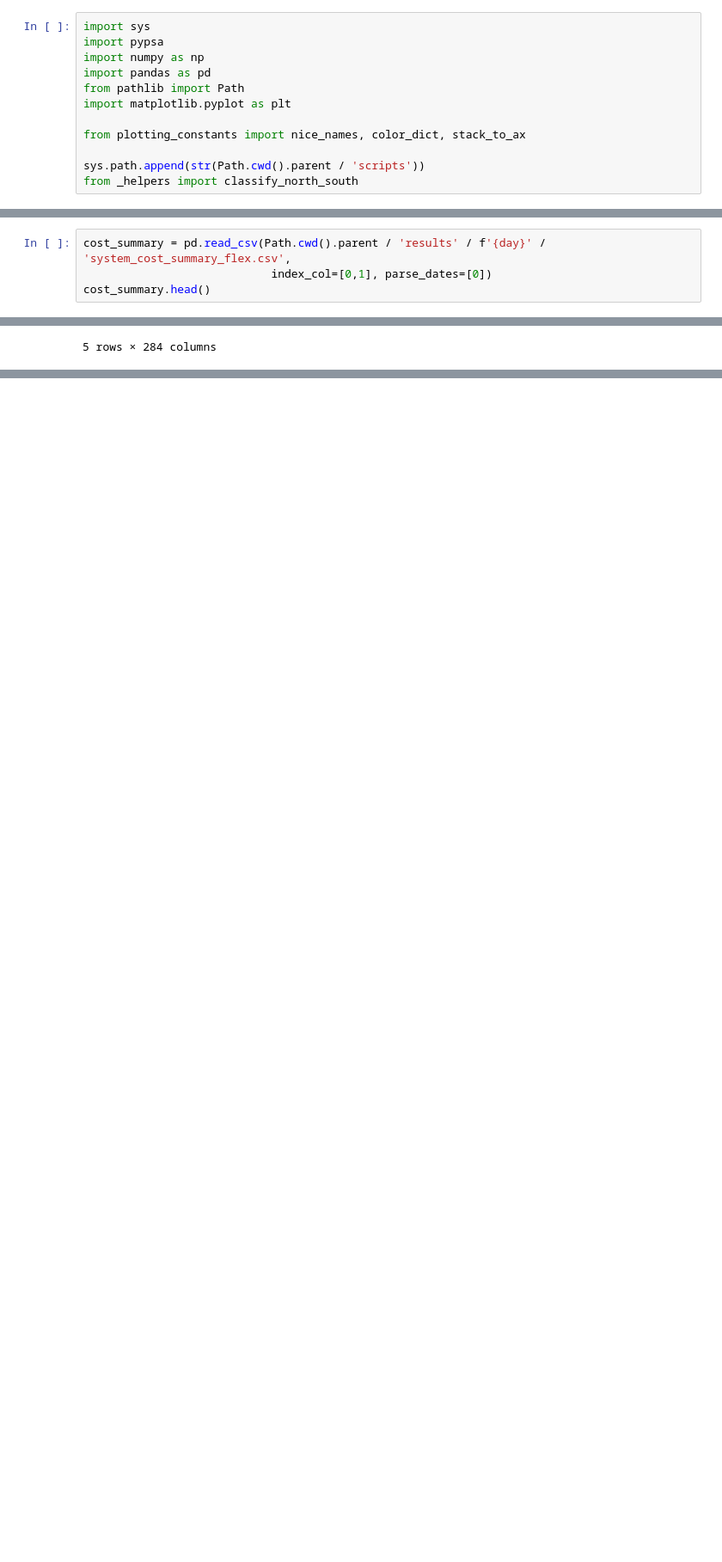
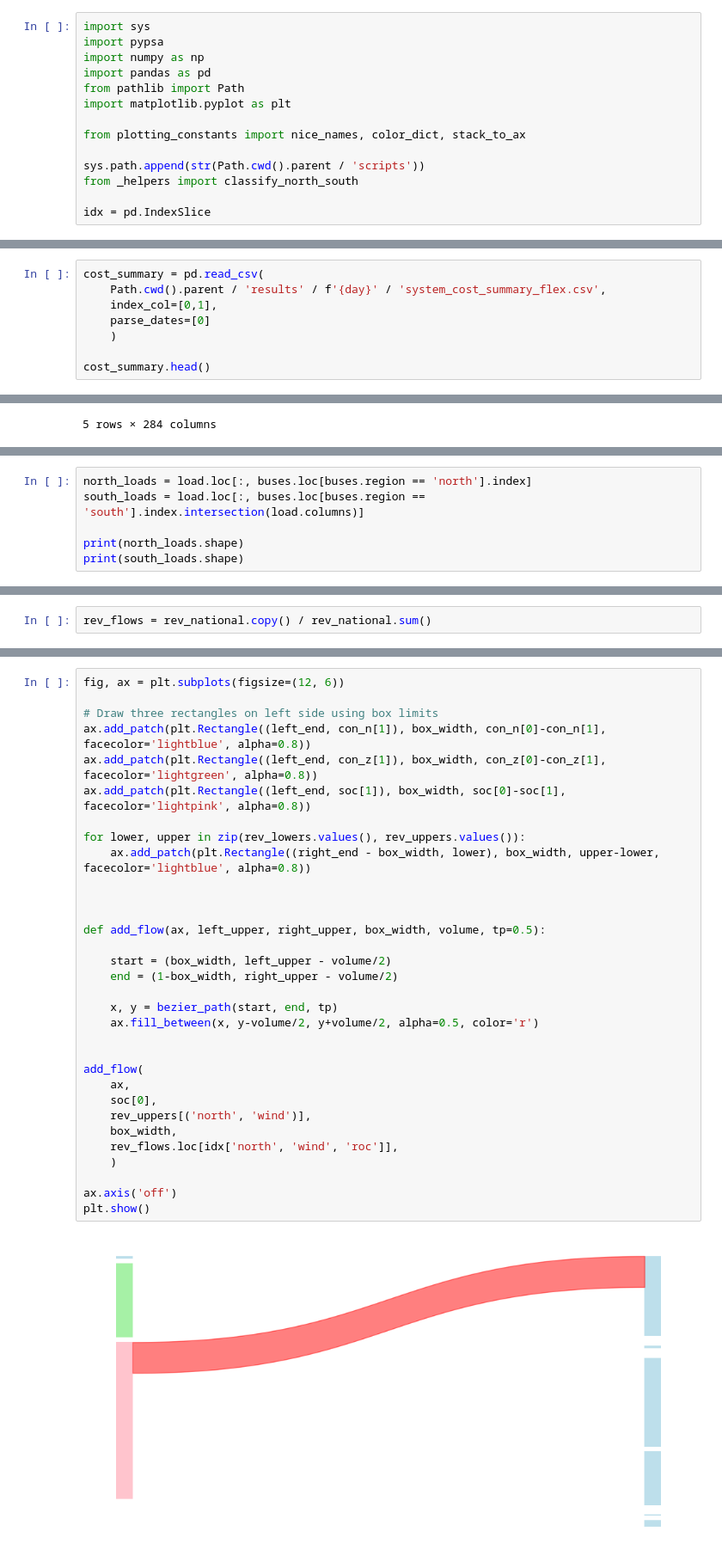
Before and after one commit to LukasFrankenQ/GBPower, a Jupyter notebook: notebooks/money_flow.ipynb, the cells around one changed output, grey strips where cells are left out. Shown at 86% size. Drawn from its saved outputs; the diff is of its cells as text; blank space fills up the shorter version.

```diff
--- a/notebooks/money_flow.ipynb
+++ b/notebooks/money_flow.ipynb
@@ -73,3 +42,5 @@ from plotting_constants import nice_names, color_dict, stack_to_ax
 
 sys.path.append(str(Path.cwd().parent / 'scripts'))
 from _helpers import classify_north_south
+
+idx = pd.IndexSlice
@@ -81,6 +65,10 @@ day = '2024-03-22'
 # %%
-cost_summary = pd.read_csv(Path.cwd().parent / 'results' / f'{day}' / 'system_cost_summary_flex.csv',
-                            index_col=[0,1], parse_dates=[0])
+cost_summary = pd.read_csv(
+    Path.cwd().parent / 'results' / f'{day}' / 'system_cost_summary_flex.csv',
+    index_col=[0,1],
+    parse_dates=[0]
+    )
+
 cost_summary.head()
 # %% [output]
 |  |  | nodal | zonal | national |
@@ -197,0 +129,6 @@ dtype: float64
+# %%
+north_loads = load.loc[:, buses.loc[buses.region == 'north'].index]
+south_loads = load.loc[:, buses.loc[buses.region == 'south'].index.intersection(load.columns)]
+
+print(north_loads.shape)
+print(south_loads.shape)
@@ -197,0 +291,2 @@ dtype: float64
+# %%
+rev_flows = rev_national.copy() / rev_national.sum()
@@ -197,0 +358,34 @@ dtype: float64
+# %%
+fig, ax = plt.subplots(figsize=(12, 6))
+
+# Draw three rectangles on left side using box limits
+ax.add_patch(plt.Rectangle((left_end, con_n[1]), box_width, con_n[0]-con_n[1], facecolor='lightblue', alpha=0.8))
+ax.add_patch(plt.Rectangle((left_end, con_z[1]), box_width, con_z[0]-con_z[1], facecolor='lightgreen', alpha=0.8))
+ax.add_patch(plt.Rectangle((left_end, soc[1]), box_width, soc[0]-soc[1], facecolor='lightpink', alpha=0.8))
+
+for lower, upper in zip(rev_lowers.values(), rev_uppers.values()):
+    ax.add_patch(plt.Rectangle((right_end - box_width, lower), box_width, upper-lower, facecolor='lightblue', alpha=0.8))
+
+
+
+def add_flow(ax, left_upper, right_upper, box_width, volume, tp=0.5):
+
+    start = (box_width, left_upper - volume/2)
+    end = (1-box_width, right_upper - volume/2)
+
+    x, y = bezier_path(start, end, tp)
+    ax.fill_between(x, y-volume/2, y+volume/2, alpha=0.5, color='r')
+
+
+add_flow(
+    ax,
+    soc[0],
+    rev_uppers[('north', 'wind')],
+    box_width,
+    rev_flows.loc[idx['north', 'wind', 'roc']],
+    )
+
+ax.axis('off')
+plt.show()
+# %% [output]
+[figure, added]
```
Also changed, not shown: parts of 21 cells of this notebook, 3 other files.
